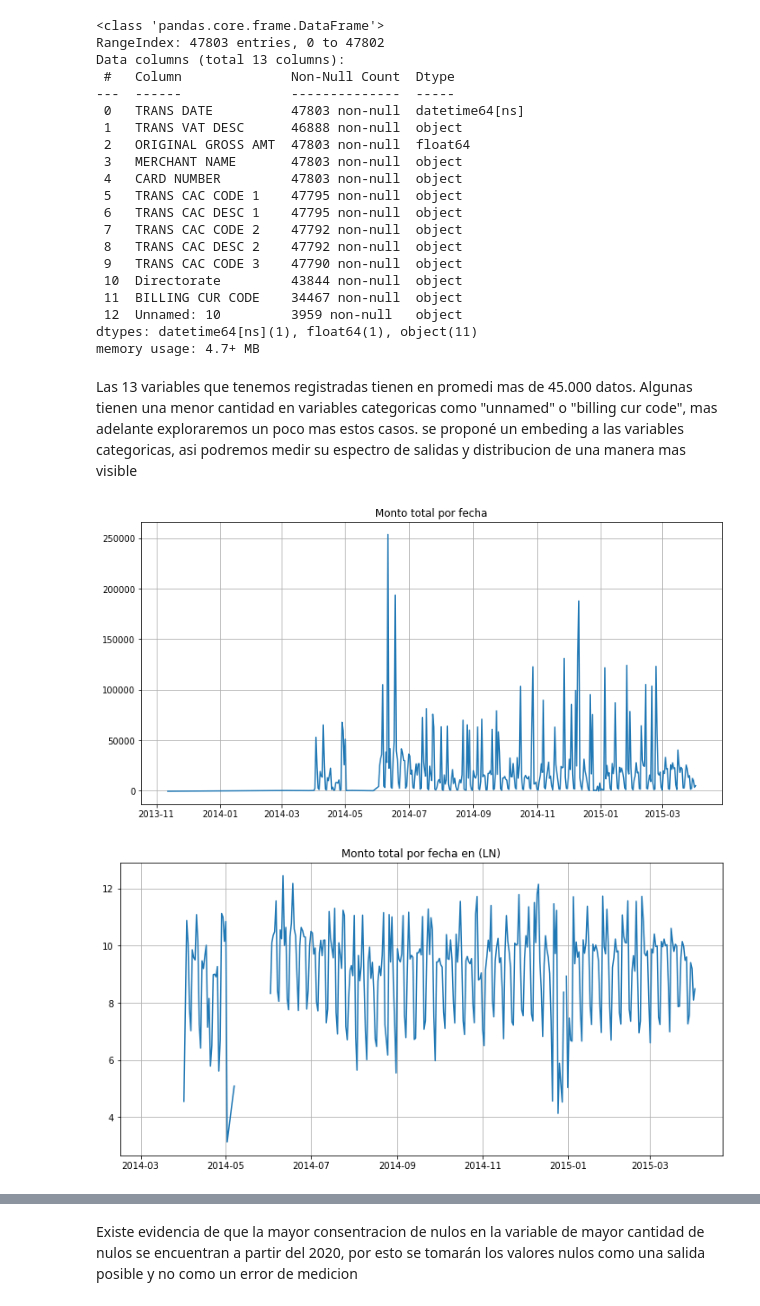
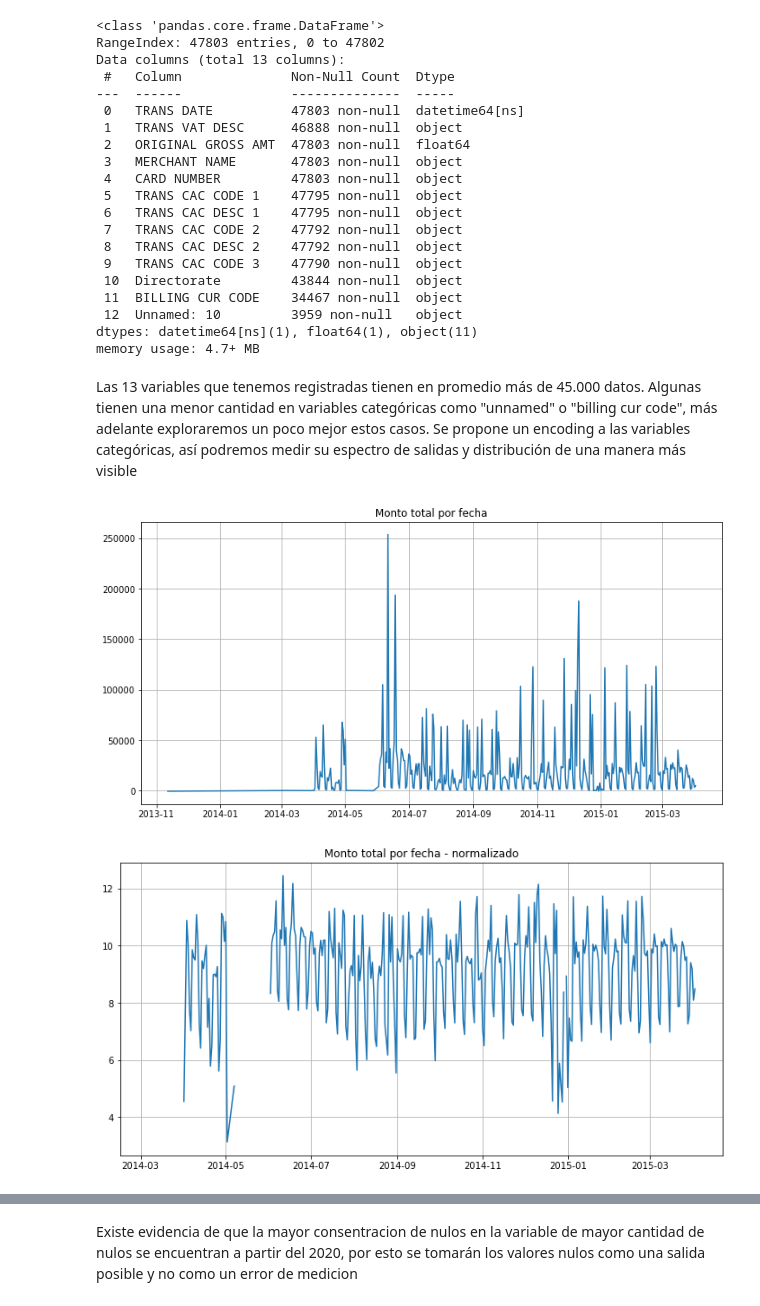
Before and after one commit to aestrad7/Purchase-Card-Transactions_GLBNT_TESTT, a Jupyter notebook: Exploracio_y_limpieza.ipynb, the cells around one changed output, grey strips where cells are left out. Drawn from its saved outputs; the diff is of its cells as text; code cells hidden in the pictures.

Commit message:
Correcciones de ortografia y algunas depuraciones a las funciones de graficos

```diff
--- a/Exploracio_y_limpieza.ipynb
+++ b/Exploracio_y_limpieza.ipynb
@@ -69,26 +70,14 @@ Data columns (total 13 columns):
 dtypes: datetime64[ns](1), float64(1), object(11)
 memory usage: 4.7+ MB
 # %% [markdown]
-Las 13 variables que tenemos registradas tienen en promedi mas de 45.000 datos. Algunas tienen una menor cantidad en variables categoricas como "unnamed" o "billing cur code", mas adelante exploraremos un poco mas estos casos.
-se proponé un embeding a las variables categoricas, asi podremos medir su espectro de salidas y distribucion de una manera mas visible
+Las 13 variables que tenemos registradas tienen en promedio más de 45.000 datos. Algunas tienen una menor cantidad en variables categóricas como "unnamed" o "billing cur code", más adelante exploraremos un poco mejor estos casos. Se propone un encoding a las variables categóricas, así podremos medir su espectro de salidas y distribución de una manera más visible
 # %%
-# Revision de registros en cada periodo
-
-plt.figure(figsize=(12, 6))
-plt.plot((df.groupby(by =["TRANS DATE"]).sum()))
-plt.title("Monto total por fecha")
-plt.grid()
+# Revisión de registros en cada periodo y normalizado
+expl.graficador(df.groupby(by =["TRANS DATE"]).sum(), tittle="Monto total por fecha")
+expl.graficador(np.log(df.groupby(by =["TRANS DATE"]).sum()), tittle="Monto total por fecha - normalizado")
 # %% [output]
 [figure]
+[figure, added]
-# %%
-# Revision de registros en cada periodo
-
-plt.figure(figsize=(12, 6))
-plt.plot(np.log(df.groupby(by =["TRANS DATE"]).sum()))
-plt.title("Monto total por fecha en (LN)")
-plt.grid()
-# %% [output]
-[figure, removed]
 # %%
 # Revision de registros en cada periodo
 
```
Also changed, not shown: parts of 9 cells of this notebook, 1 other file.
